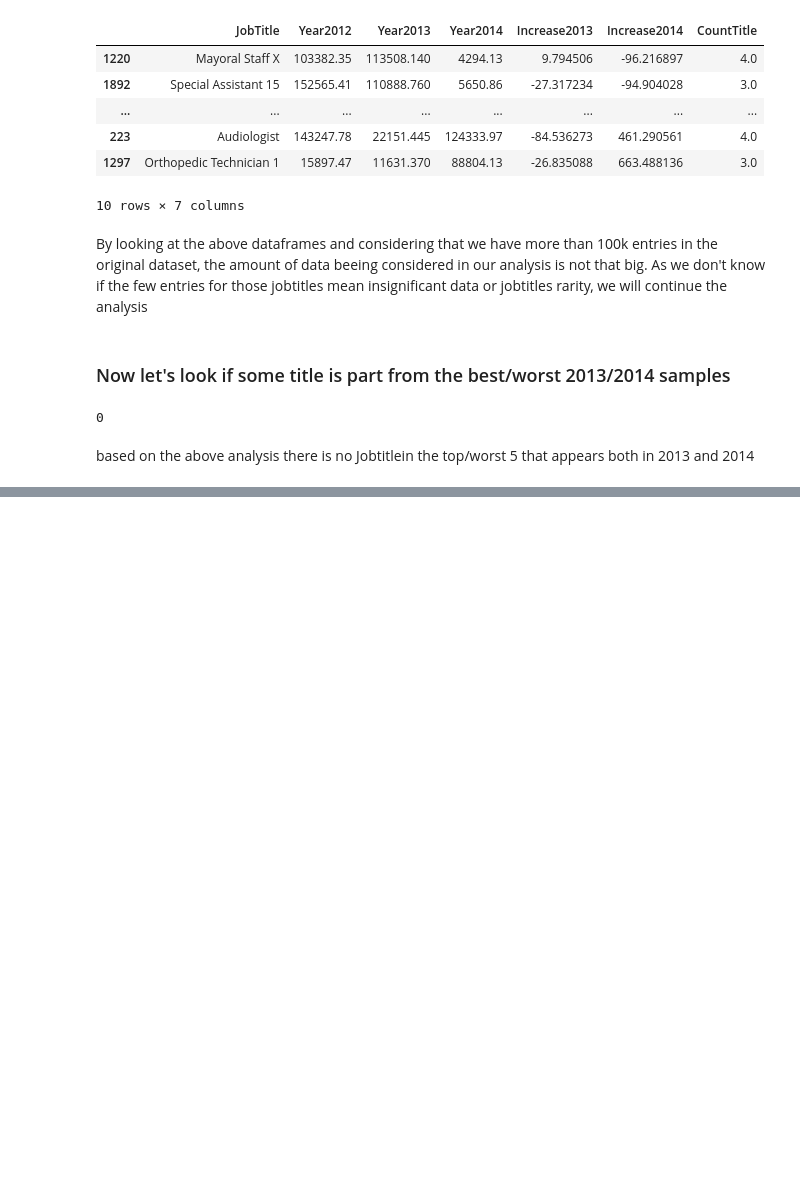
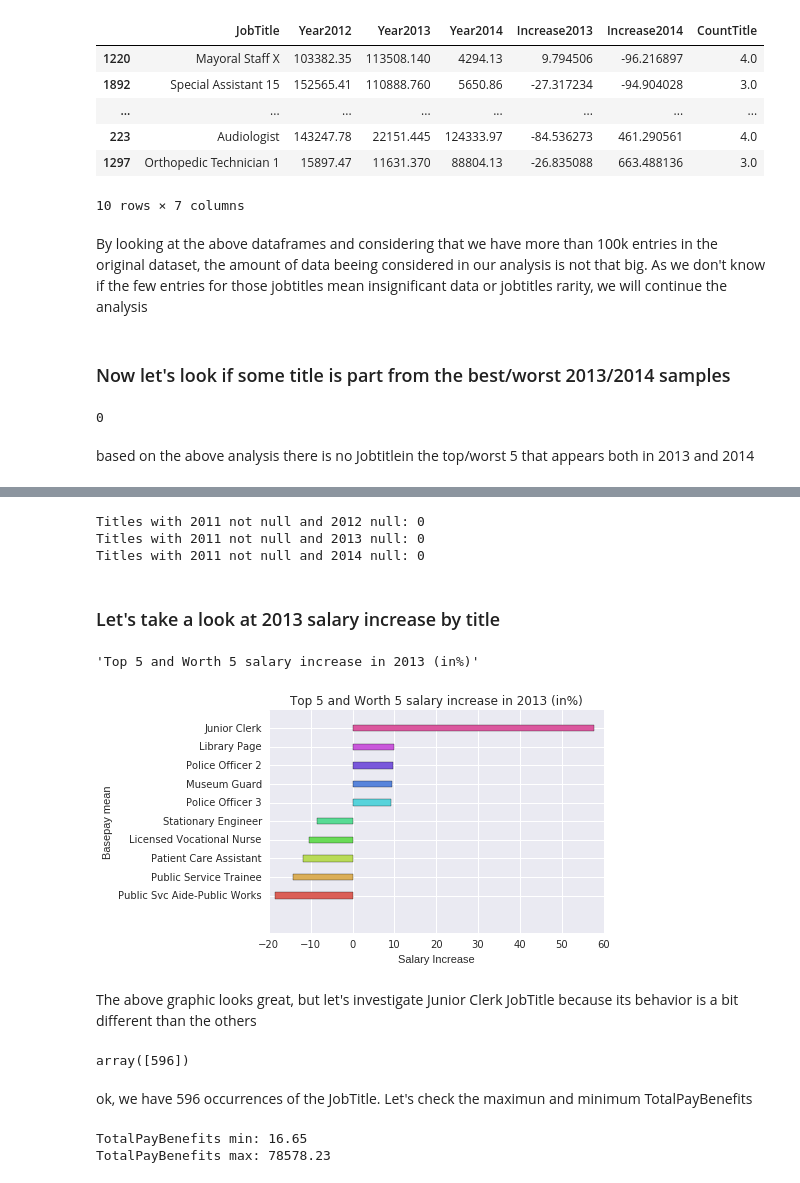
Before and after one commit to guilhermemarson/sf-salaries, a Jupyter notebook: Exploratory Analysis.ipynb, the cells around one changed output, grey strips where cells are left out. Drawn from its saved outputs; the diff is of its cells as text; code cells hidden in the pictures; blank space fills up the shorter version.

Commit message:
Added analysis based on the more frequent JobTitles

```diff
--- a/Exploratory Analysis.ipynb
+++ b/Exploratory Analysis.ipynb
@@ -387,0 +398,60 @@ based on the above analysis there is no Jobtitlein the top/worst 5 that appears
+# %%
+pivot = abovemean.ix[:, ['Year', 'JobTitle', 'TotalPayBenefits']]
+pivot = DataFrame(pivot.groupby(by=['JobTitle', 'Year']).mean()).reset_index()
+pivot = pivot.pivot( 'JobTitle', 'Year', 'TotalPayBenefits').reset_index()
+
+pivot.columns=['JobTitle', 'Year2011', 'Year2012', 'Year2013', 'Year2014']
+# %%
+pivot_2011 = pivot[pivot.Year2011.notnull()]
+print('Titles with 2011 not null and 2012 null: '+ str(pivot_2011[pivot_2011.Year2012.notnull()].shape[0]))
+print('Titles with 2011 not null and 2013 null: '+ str(pivot_2011[pivot_2011.Year2013.notnull()].shape[0]))
+print('Titles with 2011 not null and 2014 null: '+ str(pivot_2011[pivot_2011.Year2014.notnull()].shape[0]))
+del(pivot_2011)
+# %% [output]
+Titles with 2011 not null and 2012 null: 0
+Titles with 2011 not null and 2013 null: 0
+Titles with 2011 not null and 2014 null: 0
+# %%
+#discard JobTitles that have salary in 2011
+pivot = pivot[pivot.Year2011.isnull()]
+#drop 2011 year coluumn
+pivot.drop('Year2011', axis=1, inplace=True)
+# %% [markdown]
+### Let's take a look at 2013 salary increase by title
+# %%
+# fill na with -9999
+pivot.fillna(value=-9999, inplace=True)
+for jobtitle in pivot['JobTitle']:
+    sal2012 = pivot.ix[pivot['JobTitle']==jobtitle, 'Year2012'].values[0]
+    sal2013 = pivot.ix[pivot['JobTitle']==jobtitle, 'Year2013'].values[0]
+    if ((sal2012!=-9999) & (sal2013!=-9999)):
+        pivot.ix[pivot['JobTitle']==jobtitle, 'Increase2013'] = (((sal2013-sal2012)*100)/sal2012)
+# %%
+bestworst2013 = pivot.ix[pivot['Increase2013'].notnull()].sort_values('Increase2013').head(5)
+bestworst2013 = pd.concat([bestworst2013, pivot.ix[pivot['Increase2013'].notnull()].sort_values('Increase2013').tail(5)])
+# %%
+ind = np.arange(10)
+height = 0.35
+barh(ind, bestworst2013.Increase2013, height, color=sns.color_palette("hls", 10), align='center')
+xlabel('Salary Increase')
+ylabel('Basepay mean')
+title('Top 5 and Worth 5 salary increase in 2013 (in%)')
+yticks(ind , bestworst2013.JobTitle)
+'Top 5 and Worth 5 salary increase in 2013 (in%)'
+# %% [output]
+'Top 5 and Worth 5 salary increase in 2013 (in%)'
+[figure, added]
+# %% [markdown]
+The above graphic looks great, but let's investigate Junior Clerk JobTitle because its behavior is a bit different than the others
+# %%
+abovemean.ix[abovemean.JobTitle=='Junior Clerk', "CountTitle"].unique()
+# %% [output]
+array([596])
+# %% [markdown]
+ok, we have 596 occurrences of the JobTitle. Let's check the maximun and minimum TotalPayBenefits
+# %%
+print("TotalPayBenefits min: " + str(abovemean.ix[abovemean.JobTitle=='Junior Clerk', "TotalPayBenefits"].min()))
+print("TotalPayBenefits max: " + str(abovemean.ix[abovemean.JobTitle=='Junior Clerk', "TotalPayBenefits"].max()))
+# %% [output]
+TotalPayBenefits min: 16.65
+TotalPayBenefits max: 78578.23
```
Also changed, not shown: parts of 23 cells of this notebook.
